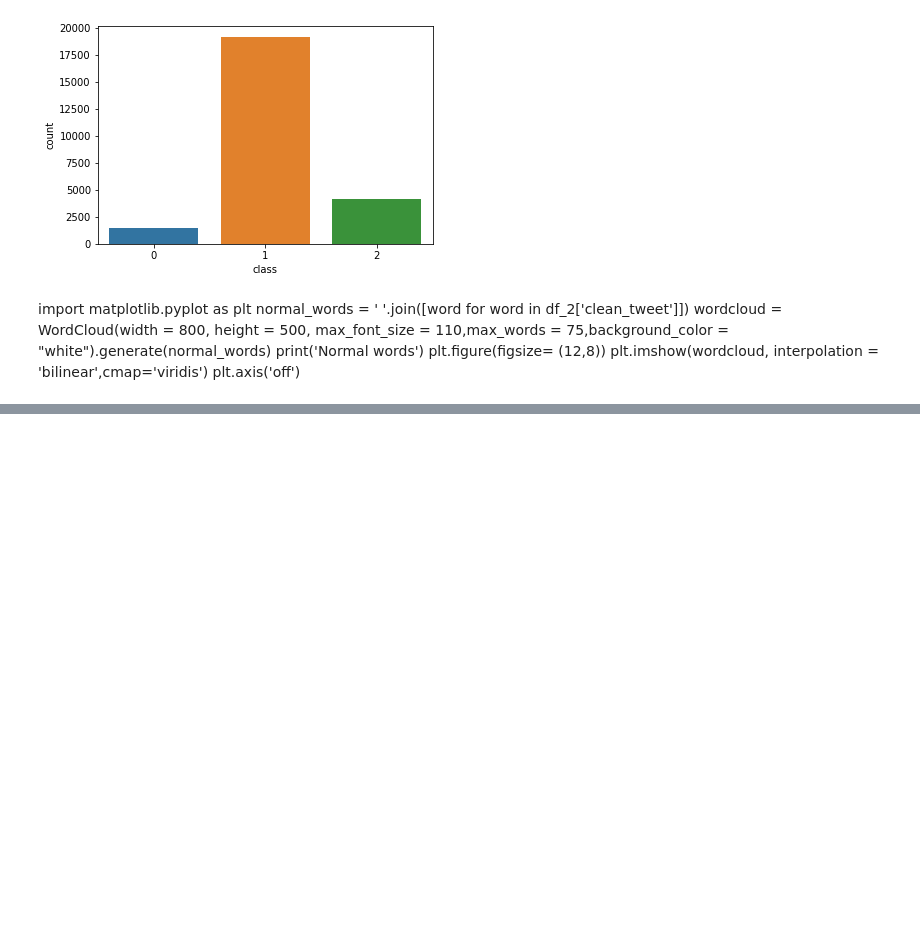
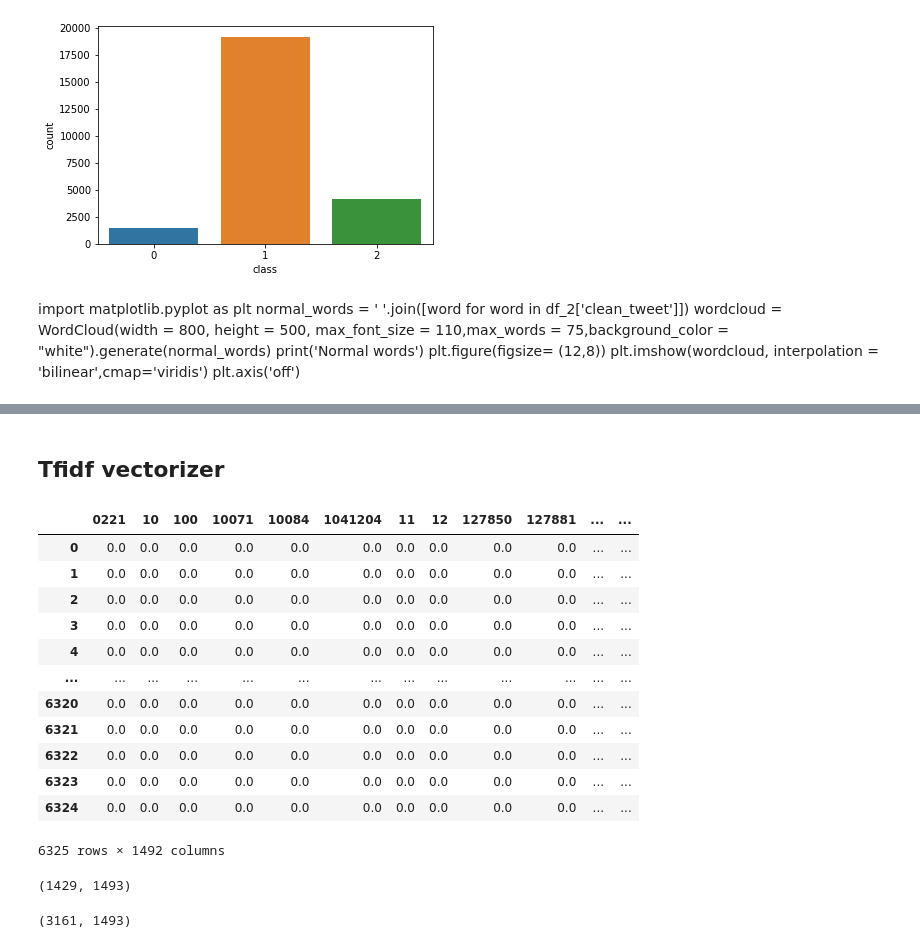
Before and after one commit to merlinymy/tweetsAnalysisPython, a Jupyter notebook: MLModels.ipynb, the cells around one changed output, grey strips where cells are left out. Cells and saved outputs as stored; diff of their text form; code cells hidden in the pictures; blank space fills up the shorter version.

```diff
--- a/MLModels.ipynb
+++ b/MLModels.ipynb
@@ -60,0 +125,36 @@ plt.axis('off')
+# %%
+ds = pd.concat([ds_temp, testdf], axis = 0)
+# %%
+corpus = []
+for i in range(ds.shape[0]):
+    corpus.append(ds.iloc[i][0])
+# %%
+### filter nan
+corpus = [str(l) for l in corpus]
+# %%
+### filter nan
+while 'nan' in corpus: corpus.remove('nan')
+# %% [markdown]
+## Tfidf vectorizer
+# %%
+vectorizer = TfidfVectorizer(max_features = 1492)
+X = vectorizer.fit_transform(corpus)
+feature_names = vectorizer.get_feature_names()
+dense = X.todense()
+denselist = dense.tolist()
+df2 = pd.DataFrame(denselist, columns=feature_names)
+df2
+# %% [output]
+|  | 0221 | 10 | 100 | 10071 | 10084 | 1041204 | 11 | 12 | 127850 | 127881 | ... | ... |
+| 0 | 0.0 | 0.0 | 0.0 | 0.0 | 0.0 | 0.0 | 0.0 | 0.0 | 0.0 | 0.0 | ... | ... |
+| 1 | 0.0 | 0.0 | 0.0 | 0.0 | 0.0 | 0.0 | 0.0 | 0.0 | 0.0 | 0.0 | ... | ... |
+| 2 | 0.0 | 0.0 | 0.0 | 0.0 | 0.0 | 0.0 | 0.0 | 0.0 | 0.0 | 0.0 | ... | ... |
+| 3 | 0.0 | 0.0 | 0.0 | 0.0 | 0.0 | 0.0 | 0.0 | 0.0 | 0.0 | 0.0 | ... | ... |
+| 4 | 0.0 | 0.0 | 0.0 | 0.0 | 0.0 | 0.0 | 0.0 | 0.0 | 0.0 | 0.0 | ... | ... |
+| ... | ... | ... | ... | ... | ... | ... | ... | ... | ... | ... | ... | ... |
+| 6320 | 0.0 | 0.0 | 0.0 | 0.0 | 0.0 | 0.0 | 0.0 | 0.0 | 0.0 | 0.0 | ... | ... |
+| 6321 | 0.0 | 0.0 | 0.0 | 0.0 | 0.0 | 0.0 | 0.0 | 0.0 | 0.0 | 0.0 | ... | ... |
+| 6322 | 0.0 | 0.0 | 0.0 | 0.0 | 0.0 | 0.0 | 0.0 | 0.0 | 0.0 | 0.0 | ... | ... |
+| 6323 | 0.0 | 0.0 | 0.0 | 0.0 | 0.0 | 0.0 | 0.0 | 0.0 | 0.0 | 0.0 | ... | ... |
+| 6324 | 0.0 | 0.0 | 0.0 | 0.0 | 0.0 | 0.0 | 0.0 | 0.0 | 0.0 | 0.0 | ... | ... |
+6325 rows × 1492 columns
@@ -60,0 +166,4 @@ plt.axis('off')
+# %%
+tdf_hate.shape
+# %% [output]
+(1429, 1493)
@@ -60,0 +172,4 @@ plt.axis('off')
+# %%
+tdf_offensive.shape
+# %% [output]
+(3161, 1493)
```
Also changed, not shown: parts of 72 cells of this notebook, 1 other file.
